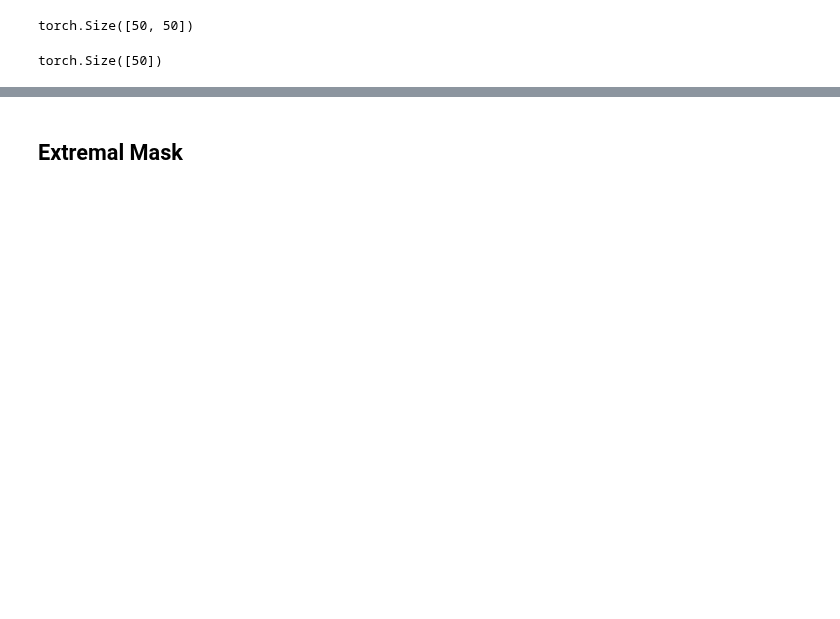
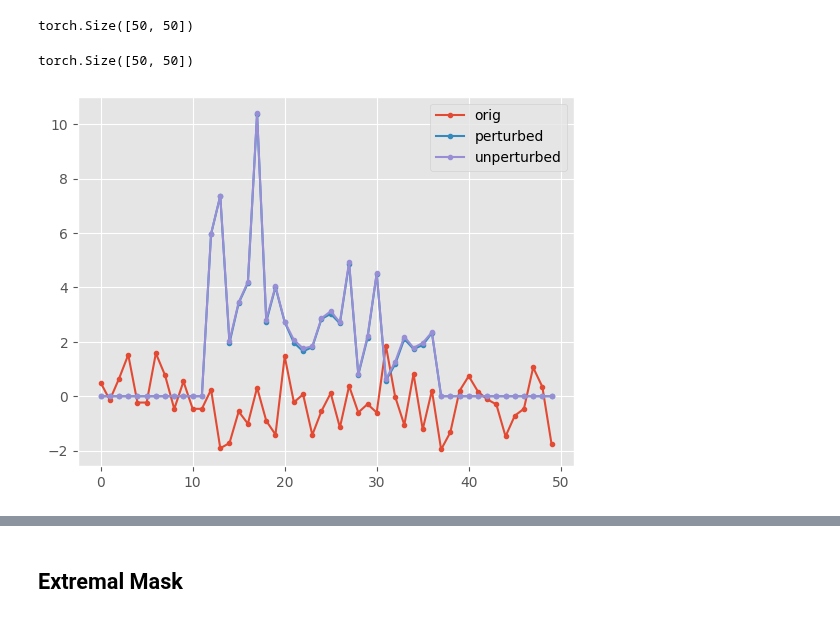
Before and after one commit to anonymous8293/factai, a Jupyter notebook: visualization.ipynb, the cells around one changed output, grey strips where cells are left out. Saved outputs shown, nothing was run; the diff lists cells and outputs as text; code cells hidden in the pictures; blank space fills up the shorter version.

```diff
--- a/visualization.ipynb
+++ b/visualization.ipynb
@@ -173,20 +157,19 @@ tensor([-0.5697, -1.2068,  1.5259,  0.8879, -0.5125,  0.2088, -0.5886, -1.4560,
 # Get perturbed output
 # y_hat1 is computed by masking important features
 # y_hat2 is computed by masking unimportant features
-yhat1, yhat2 = extremal_mask_net(inputs[batch_idx].float(), batch_idx, baseline, target, *additional_forward_args)
+yhat1, yhat2 = extremal_mask_net(x.float(), batch_idx, baseline, target, *additional_forward_args)
+yhat1.size()
+# %% [output]
+torch.Size([50, 50])
 # %%
 from captum._utils.common import _run_forward
+# Get unperturbed output for inputs and baselines
 y_target1 = _run_forward(
     forward_func=extremal_mask_net.net.forward_func,
-    inputs=inputs[batch_idx],
+    inputs=x,
     target=target,
     additional_forward_args=additional_forward_args
 )
+y_target1.size()
+# %% [output]
+torch.Size([50, 50])
-# %%
-yhat1.size()
-# %% [output]
-torch.Size([50, 50])
-# %%
-y_target1.size()
-# %% [output]
-torch.Size([50])
@@ -193 +178,10 @@ torch.Size([50])
+# %%
+xs = np.arange(len(x[0][0]))
+plt.plot(xs, x[0][0], marker=".", label="orig")
+plt.plot(xs, yhat1[0].detach(), marker=".", label="perturbed")
+plt.plot(xs, y_target1[0].detach(), marker=".", label="unperturbed")
+plt.legend()
+plt.show()
+# %% [output]
+[figure, added]
 # %%
```
Also changed, not shown: parts of 20 cells of this notebook.
